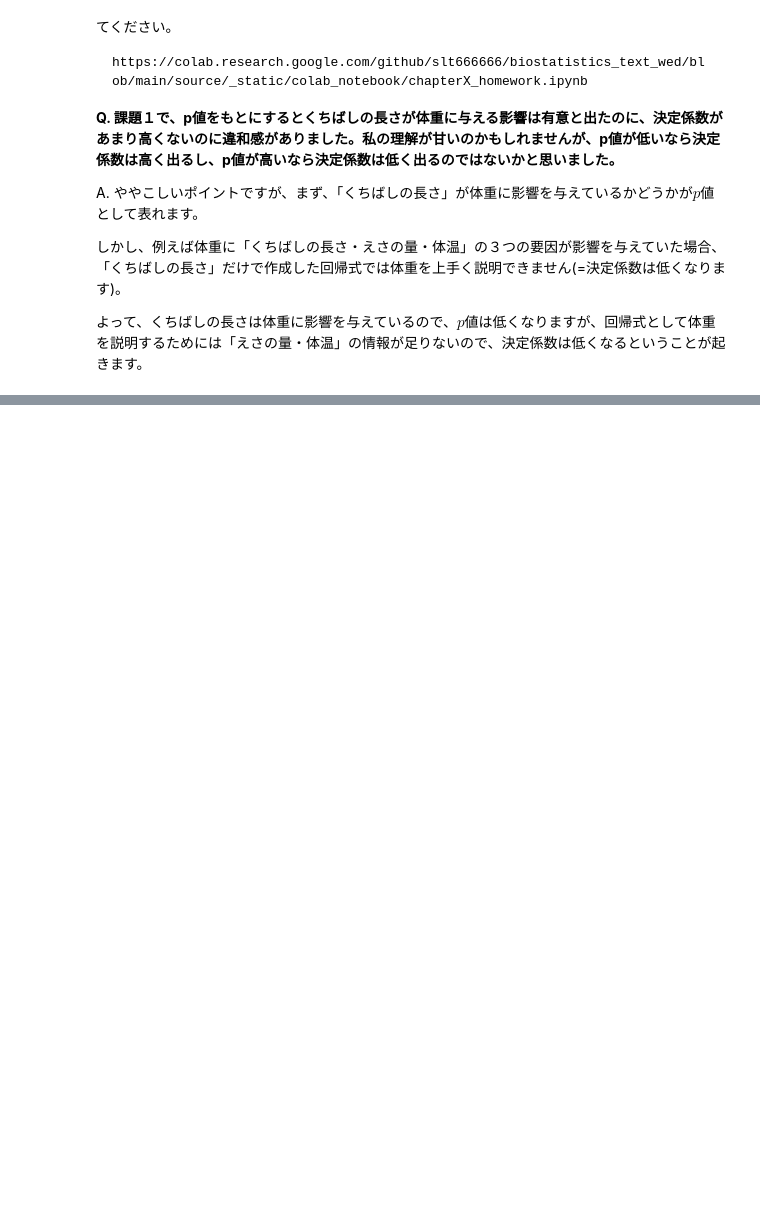
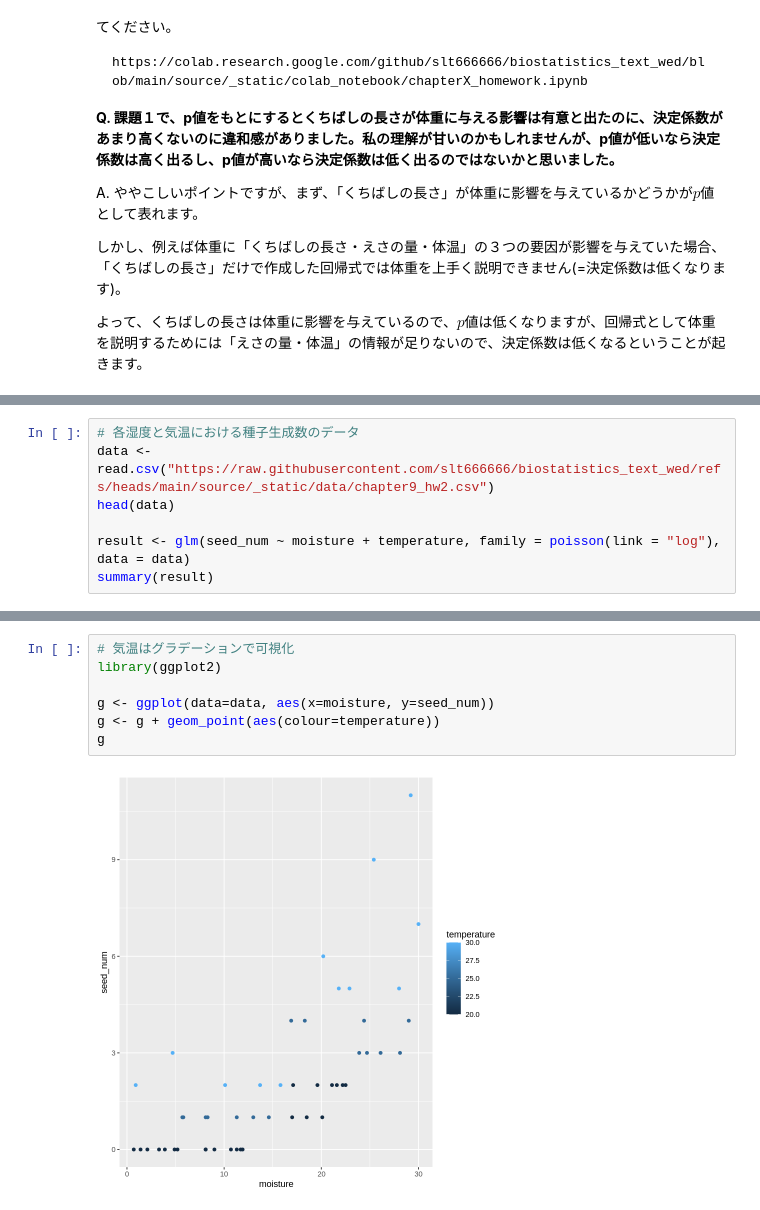
Before and after one commit to slt666666/biostatistics_text_wed, a Jupyter notebook: source/_static/colab_notebook/QA.ipynb, the cells around one changed output, grey strips where cells are left out. Cells and saved outputs as stored; diff of their text form; blank space fills up the shorter version.

```diff
--- a/source/_static/colab_notebook/QA.ipynb
+++ b/source/_static/colab_notebook/QA.ipynb
@@ -466,0 +550,7 @@ A. ややこしいポイントですが、まず、「くちばしの長さ」
+# %%
+# 各湿度と気温における種子生成数のデータ
+data <- read.csv("https://raw.githubusercontent.com/slt666666/biostatistics_text_wed/refs/heads/main/source/_static/data/chapter9_hw2.csv")
+head(data)
+
+result <- glm(seed_num ~ moisture + temperature, family = poisson(link = "log"), data = data)
+summary(result)
@@ -466,0 +586,9 @@ A. ややこしいポイントですが、まず、「くちばしの長さ」
+# %%
+# 気温はグラデーションで可視化
+library(ggplot2)
+
+g <- ggplot(data=data, aes(x=moisture, y=seed_num))
+g <- g + geom_point(aes(colour=temperature))
+g
+# %% [output]
+[figure, added]
```
Also changed, not shown: parts of 6 cells of this notebook, 3 other files.
